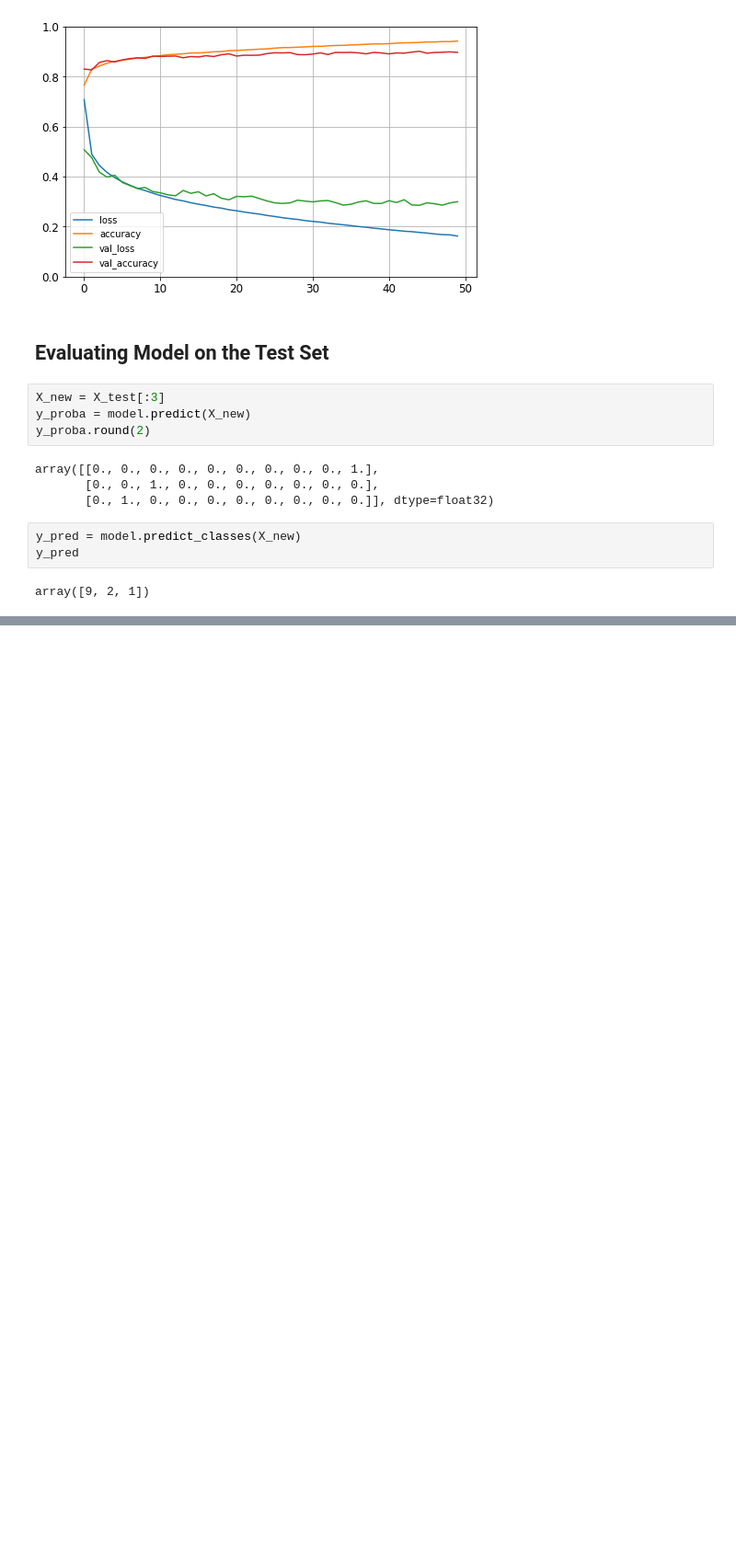
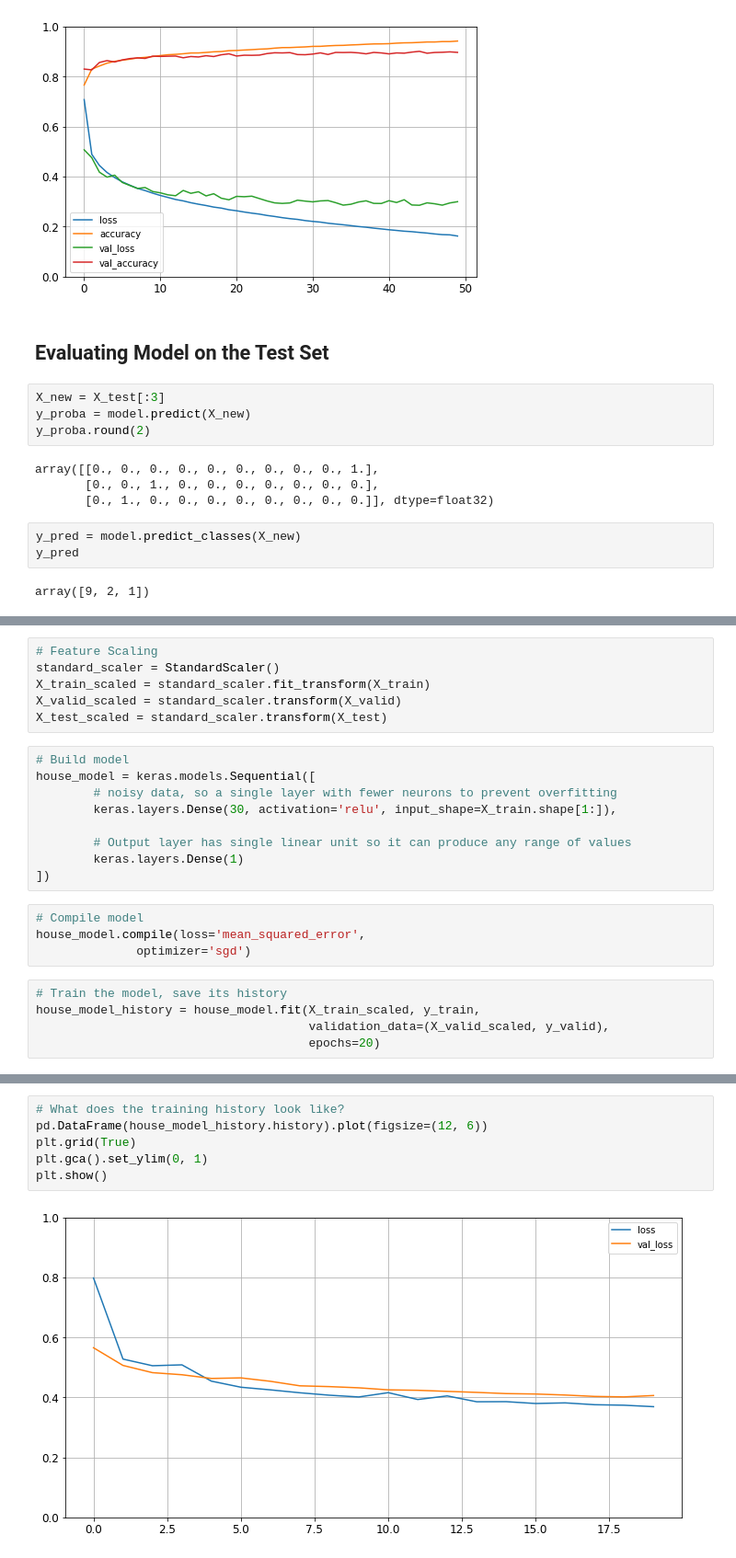
Before and after one commit to SMS-NED16/FYP-DL, a Jupyter notebook: ML-Hands-On/10_neural_nets_keras/Hands_on_ML_10_Examples.ipynb, the cells around one changed output, grey strips where cells are left out. Shown: that part at 92% size. Drawn from its saved outputs; the diff is of its cells as text; blank space fills up the shorter version.

Commit message:
Add tf.keras Sequential API regression example

```diff
--- a/ML-Hands-On/10_neural_nets_keras/Hands_on_ML_10_Examples.ipynb
+++ b/ML-Hands-On/10_neural_nets_keras/Hands_on_ML_10_Examples.ipynb
@@ -424,0 +443,24 @@ array([9, 2, 1])
+# %%
+# Feature Scaling
+standard_scaler = StandardScaler()
+X_train_scaled = standard_scaler.fit_transform(X_train)
+X_valid_scaled = standard_scaler.transform(X_valid)
+X_test_scaled = standard_scaler.transform(X_test)
+# %%
+# Build model
+house_model = keras.models.Sequential([
+        # noisy data, so a single layer with fewer neurons to prevent overfitting
+        keras.layers.Dense(30, activation='relu', input_shape=X_train.shape[1:]),
+
+        # Output layer has single linear unit so it can produce any range of values
+        keras.layers.Dense(1)
+])
+# %%
+# Compile model
+house_model.compile(loss='mean_squared_error',
+              optimizer='sgd')
+# %%
+# Train the model, save its history
+house_model_history = house_model.fit(X_train_scaled, y_train,
+                                      validation_data=(X_valid_scaled, y_valid),
+                                      epochs=20)
@@ -424,0 +485,8 @@ array([9, 2, 1])
+# %%
+# What does the training history look like?
+pd.DataFrame(house_model_history.history).plot(figsize=(12, 6))
+plt.grid(True)
+plt.gca().set_ylim(0, 1)
+plt.show()
+# %% [output]
+[figure, added]
```
Also changed, not shown: parts of 10 cells of this notebook.
